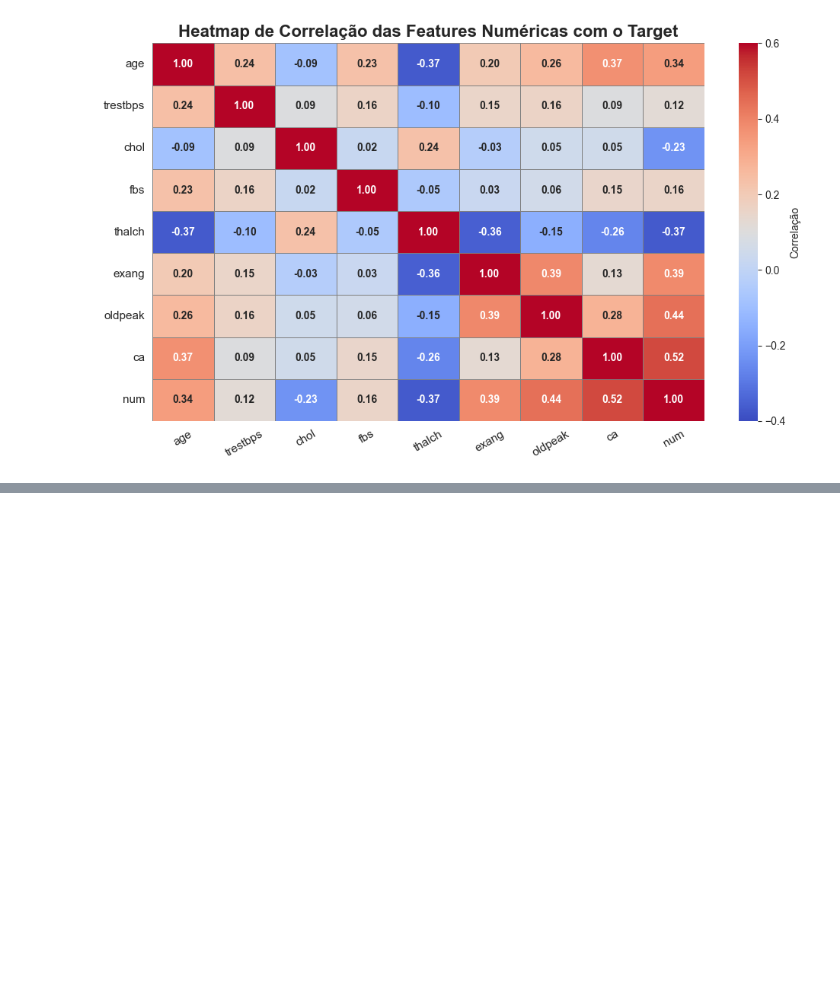
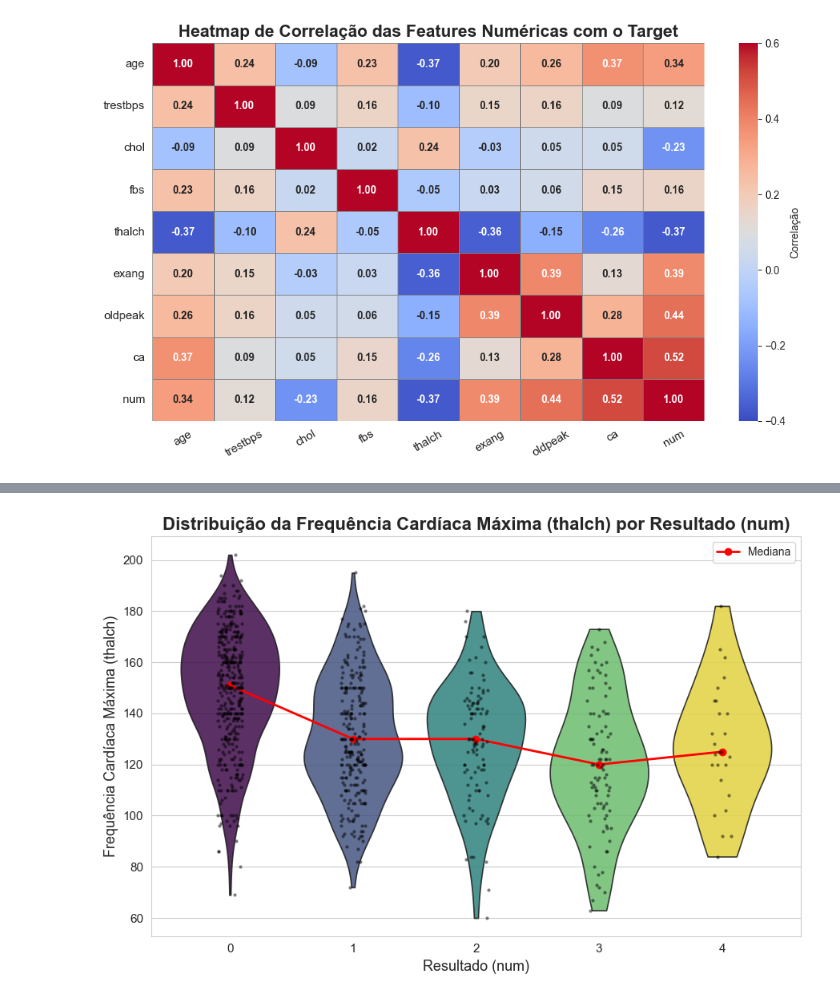
Before and after one commit to caiovilquer/projeto_TA, a Jupyter notebook: analise_doecas_cardiacas.ipynb, the cells around one changed output, grey strips where cells are left out. Saved outputs shown, nothing was run; the diff lists cells and outputs as text; code cells hidden in the pictures; blank space fills up the shorter version.

```diff
--- a/analise_doecas_cardiacas.ipynb
+++ b/analise_doecas_cardiacas.ipynb
@@ -386,0 +494,27 @@ Os fatores mais impactantes para o desfecho são, portanto, o número de vasos c
+# %%
+plt.figure(figsize=(9, 6))
+sns.set_style('whitegrid')
+
+sns.violinplot(
+    data=df, x='num', y='thalch',
+    inner=None, palette='viridis', linewidth=1.2, cut=0, alpha=0.85, hue='num', legend=False
+)
+
+sns.stripplot(
+    data=df, x='num', y='thalch',
+    color='k', size=3, alpha=0.5, jitter=True
+)
+
+medianas_thalch = df.groupby('num')['thalch'].median()
+plt.plot(medianas_thalch.index, medianas_thalch.values, color='red', marker='o', linestyle='-', linewidth=2, label='Mediana')
+
+plt.title('Distribuição da Frequência Cardíaca Máxima (thalch) por Resultado (num)', fontsize=16, fontweight='bold')
+plt.xlabel('Resultado (num)', fontsize=13)
+plt.ylabel('Frequência Cardíaca Máxima (thalch)', fontsize=13)
+plt.xticks(fontsize=11)
+plt.yticks(fontsize=11)
+plt.legend()
+plt.tight_layout()
+plt.show()
+# %% [output]
+[figure, added]
```
Also changed, not shown: parts of 14 cells of this notebook.
